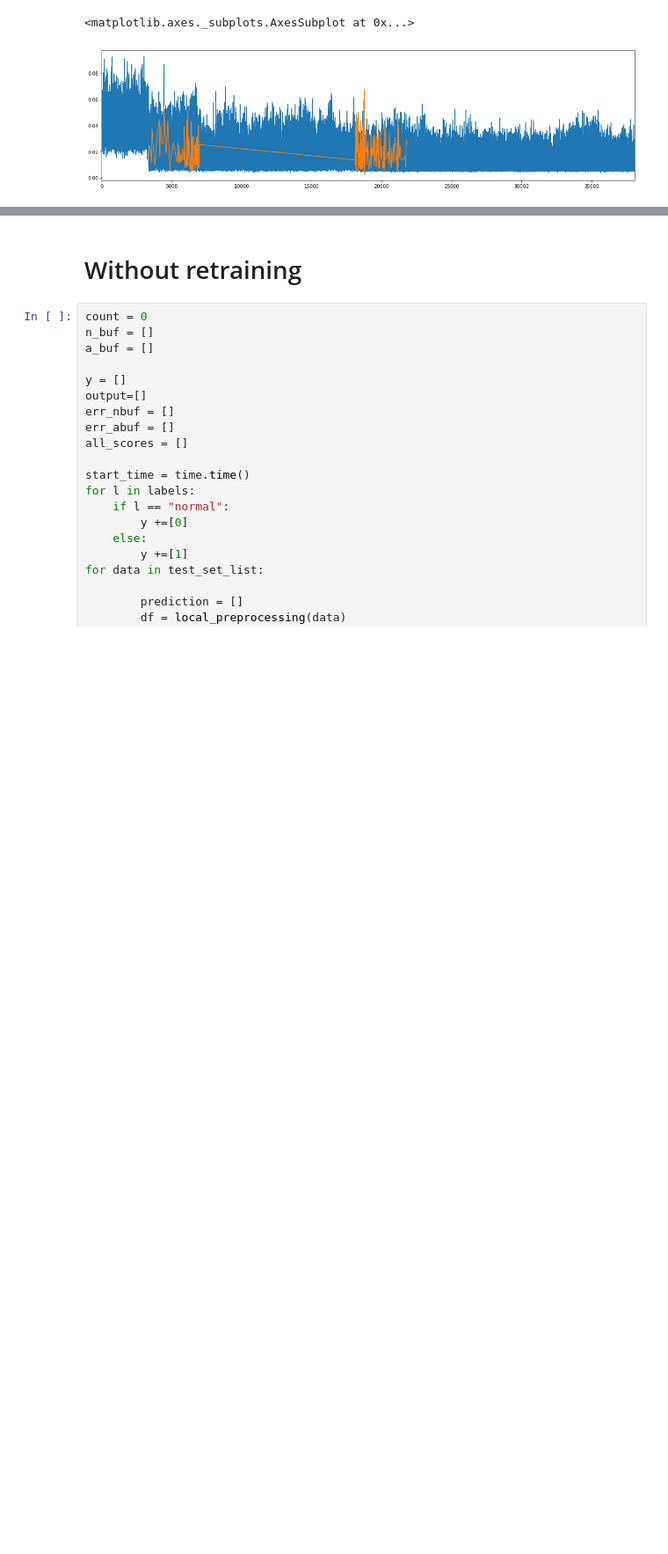
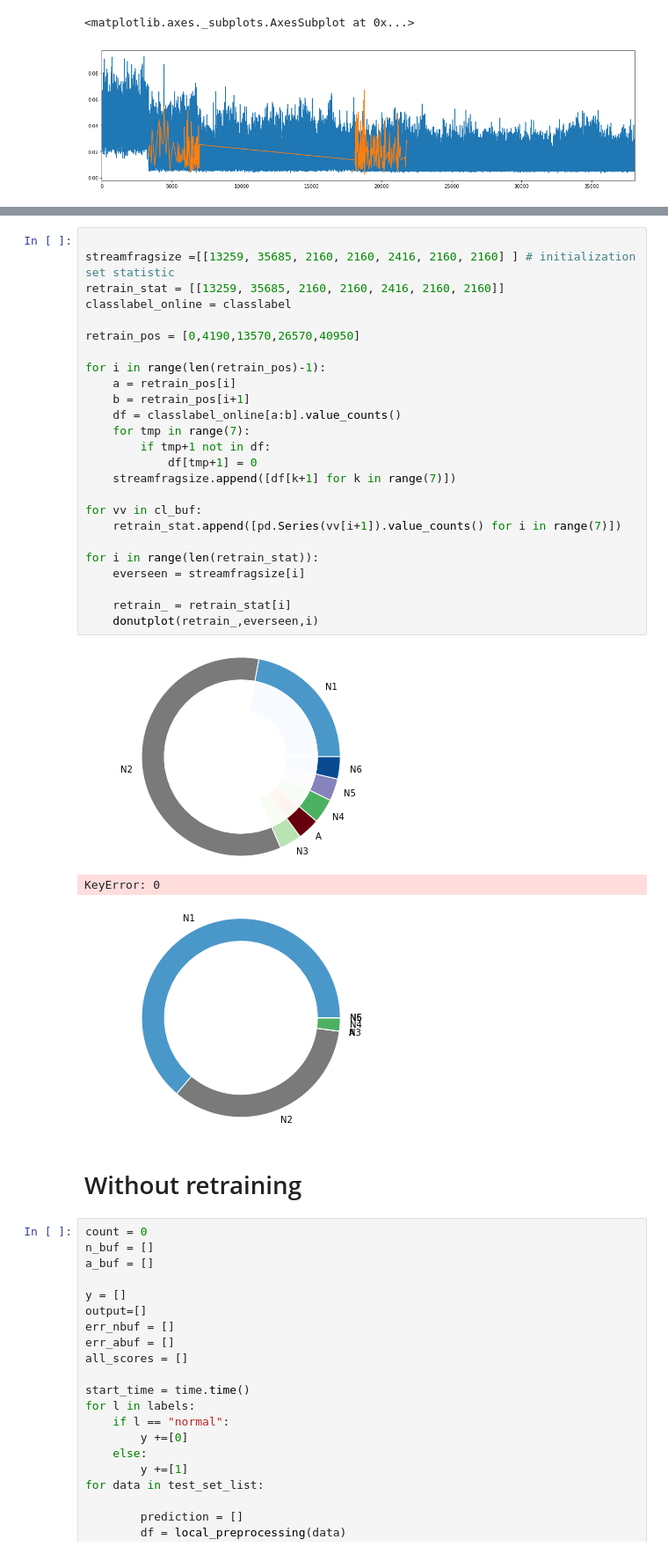
Before and after one commit to binli826/LSTM-Autoencoders, a Jupyter notebook: src/Experiments/Online_forest.ipynb, the cells around one changed output, grey strips where cells are left out. Shown at 88% size. Saved outputs shown, nothing was run; the diff lists cells and outputs as text; blank space fills up the shorter version.

```diff
--- a/src/Experiments/Online_forest.ipynb
+++ b/src/Experiments/Online_forest.ipynb
@@ -344,3 +480,32 @@ pd.Series(np.array(all_scores).ravel())[anomaly_index].plot(figsize=(20,5))
+# %%
+
+streamfragsize =[[13259, 35685, 2160, 2160, 2416, 2160, 2160] ] # initialization set statistic
+retrain_stat = [[13259, 35685, 2160, 2160, 2416, 2160, 2160]]
+classlabel_online = classlabel
+
+retrain_pos = [0,4190,13570,26570,40950]
+
+for i in range(len(retrain_pos)-1):
+    a = retrain_pos[i]
+    b = retrain_pos[i+1]
+    df = classlabel_online[a:b].value_counts()
+    for tmp in range(7):
+        if tmp+1 not in df:
+            df[tmp+1] = 0
+    streamfragsize.append([df[k+1] for k in range(7)])
+
+for vv in cl_buf:
+    retrain_stat.append([pd.Series(vv[i+1]).value_counts() for i in range(7)])
+
+for i in range(len(retrain_stat)):
+    everseen = streamfragsize[i]
+
+    retrain_ = retrain_stat[i]
+    donutplot(retrain_,everseen,i)
+# %% [output]
+[figure, added]
+KeyError: 0
+[figure, added]
 # %% [markdown]
 # Without retraining
 # %%
```
Also changed, not shown: parts of 8 cells of this notebook, 2 other files.
